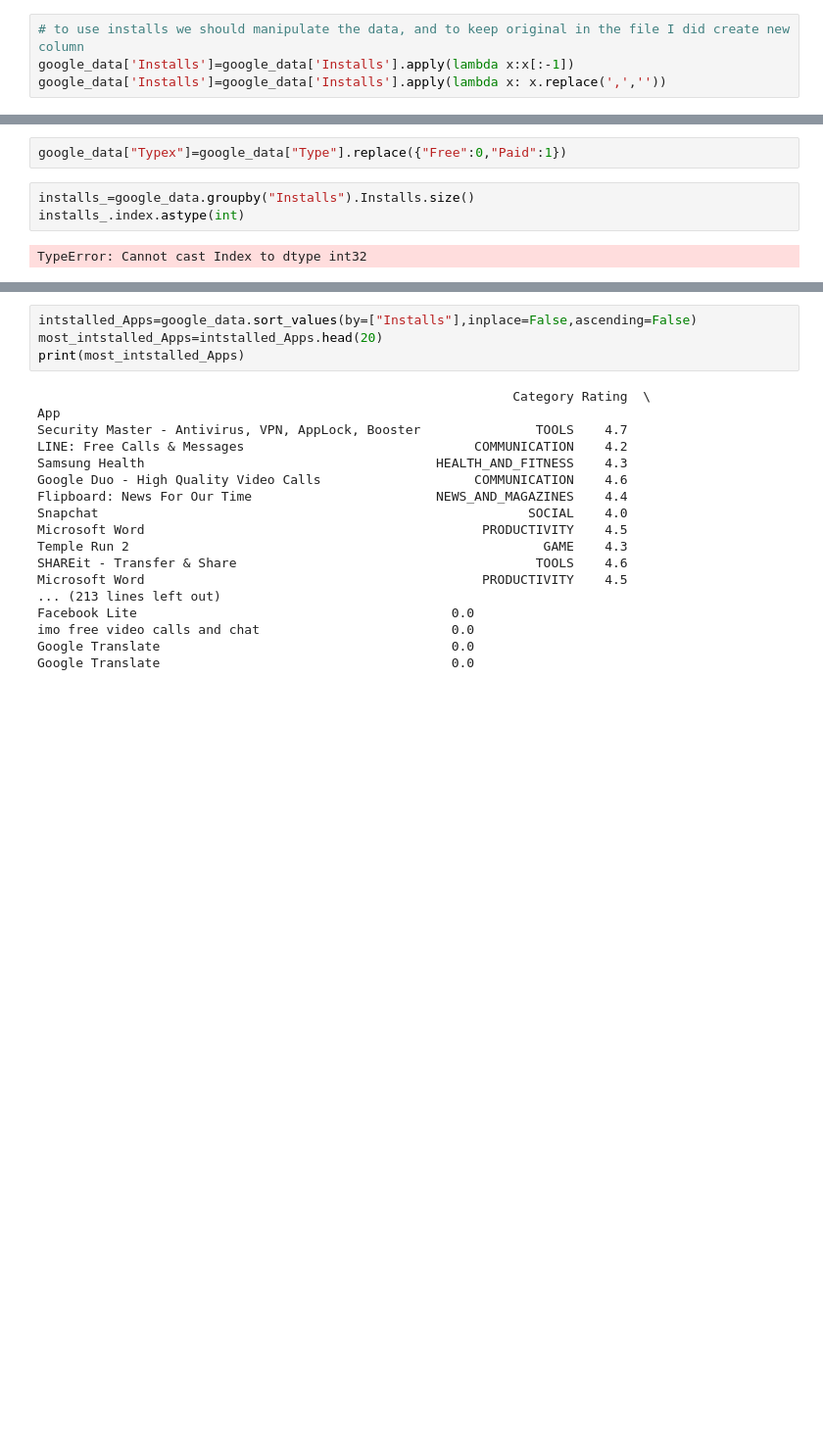
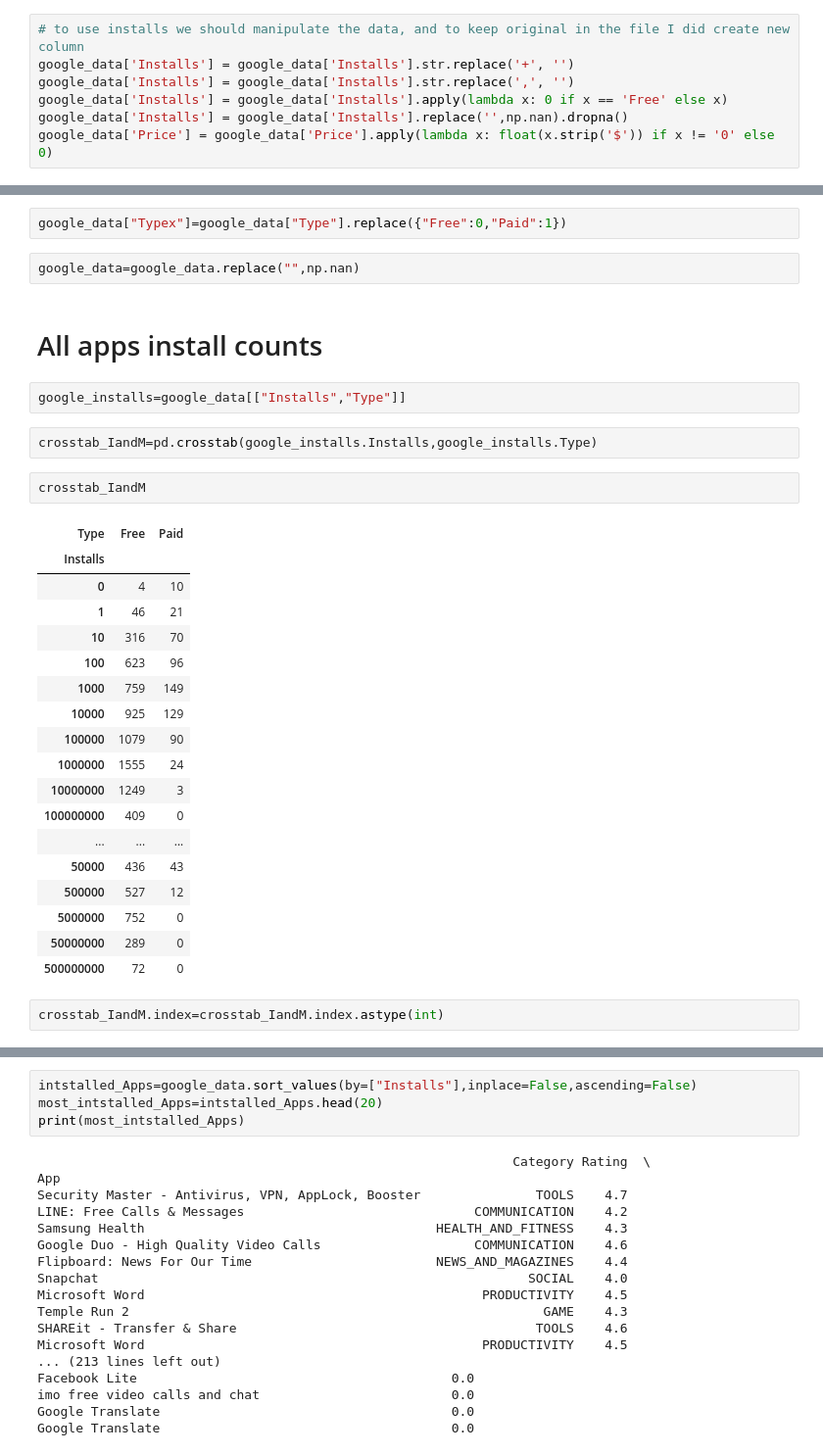
Before and after one commit to yuceltan/dataManupulation, a Jupyter notebook: Su_Mine/google_playstore_dataManipulation_Mine.ipynb, the cells around one changed output, grey strips where cells are left out. Shown: that part at 98% size. Saved outputs shown, nothing was run; the diff lists cells and outputs as text; blank space fills up the shorter version.

```diff
--- a/Su_Mine/google_playstore_dataManipulation_Mine.ipynb
+++ b/Su_Mine/google_playstore_dataManipulation_Mine.ipynb
@@ -96,5 +96,8 @@ index                         10473
 Name: Life Made WI-Fi Touchscreen Photo Frame, dtype: object
 # %%
 # to use installs we should manipulate the data, and to keep original in the file I did create new column
-google_data['Installs']=google_data['Installs'].apply(lambda x:x[:-1])
-google_data['Installs']=google_data['Installs'].apply(lambda x: x.replace(',',''))
+google_data['Installs'] = google_data['Installs'].str.replace('+', '')
+google_data['Installs'] = google_data['Installs'].str.replace(',', '')
+google_data['Installs'] = google_data['Installs'].apply(lambda x: 0 if x == 'Free' else x)
+google_data['Installs'] = google_data['Installs'].replace('',np.nan).dropna()
+google_data['Price'] = google_data['Price'].apply(lambda x: float(x.strip('$')) if x != '0' else 0)
@@ -103,7 +104,33 @@ google_data['Installs']=google_data['Installs'].apply(lambda x: x.replace(',',''
 # %%
 google_data["Typex"]=google_data["Type"].replace({"Free":0,"Paid":1})
-# %%
-installs_=google_data.groupby("Installs").Installs.size()
-installs_.index.astype(int)
-# %% [output]
-TypeError: Cannot cast Index to dtype int32
+# %%
+google_data=google_data.replace("",np.nan)
+# %% [markdown]
+# All apps install counts
+# %%
+google_installs=google_data[["Installs","Type"]]
+# %%
+crosstab_IandM=pd.crosstab(google_installs.Installs,google_installs.Type)
+# %%
+crosstab_IandM
+# %% [output]
+| Type | Free | Paid |
+| Installs |  |  |
+| 0 | 4 | 10 |
+| 1 | 46 | 21 |
+| 10 | 316 | 70 |
+| 100 | 623 | 96 |
+| 1000 | 759 | 149 |
+| 10000 | 925 | 129 |
+| 100000 | 1079 | 90 |
+| 1000000 | 1555 | 24 |
+| 10000000 | 1249 | 3 |
+| 100000000 | 409 | 0 |
+| ... | ... | ... |
+| 50000 | 436 | 43 |
+| 500000 | 527 | 12 |
+| 5000000 | 752 | 0 |
+| 50000000 | 289 | 0 |
+| 500000000 | 72 | 0 |
+# %%
+crosstab_IandM.index=crosstab_IandM.index.astype(int)
```
Also changed, not shown: parts of 5 cells of this notebook.
